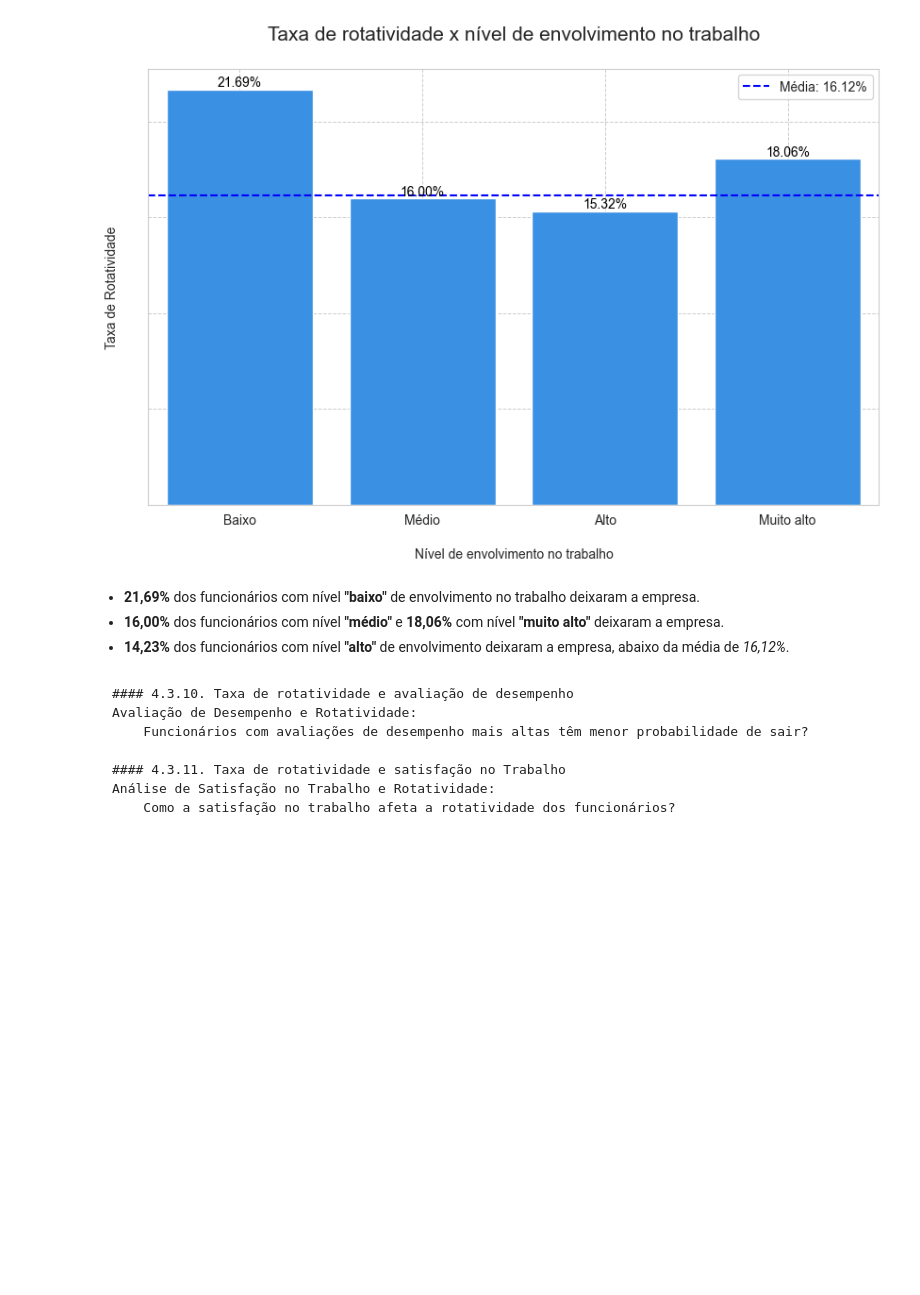
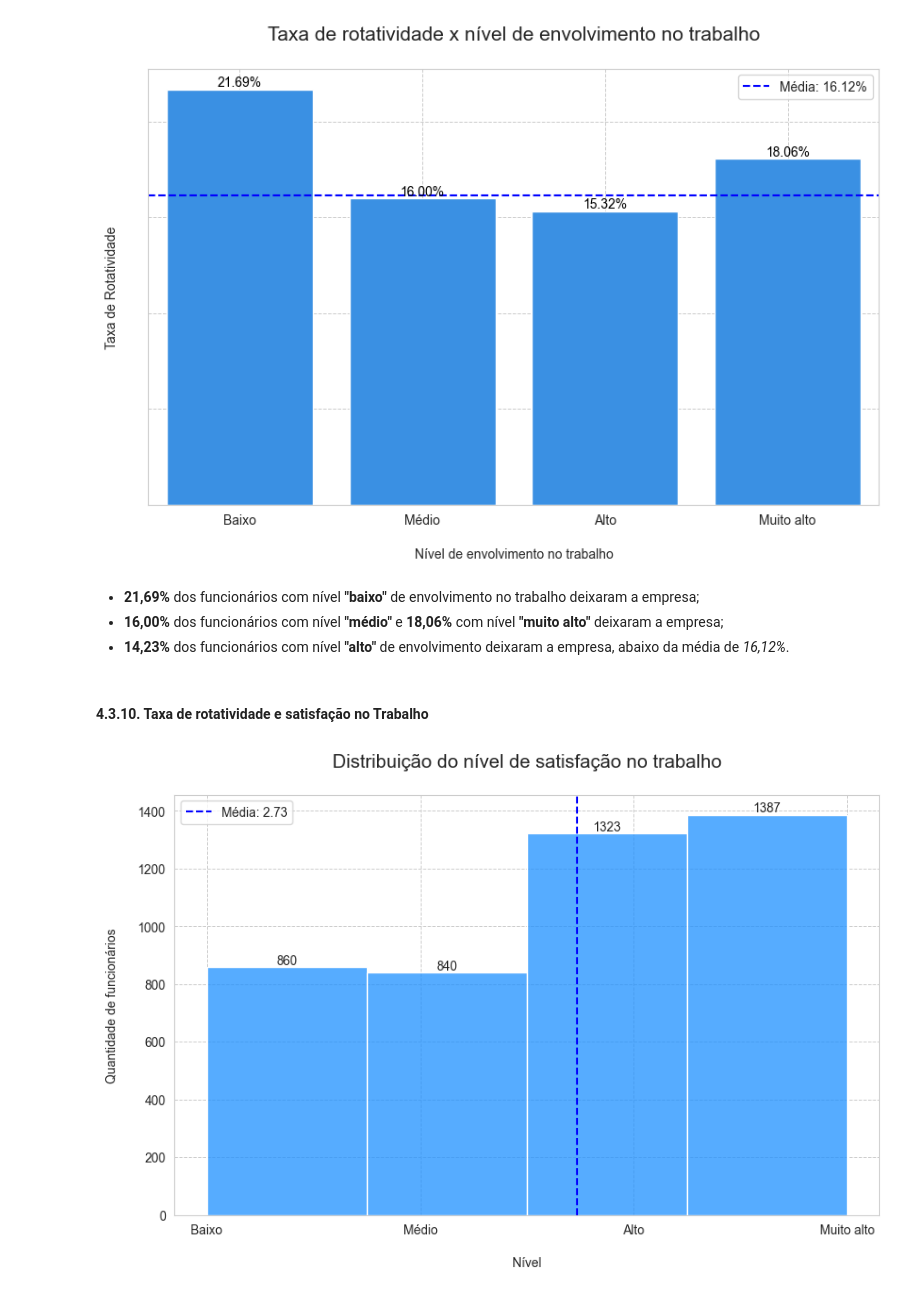
Before and after one commit to emso-exe/Analise_de_rh_-_people_analytics, a Jupyter notebook: 001_analise_de_rh.ipynb, the cells around one changed output. Drawn from its saved outputs; the diff is of its cells as text; code cells hidden in the pictures; blank space fills up the shorter version.

Commit message:
feat: Atualização dos gráficos e explicabilidade do item 4.3.10

```diff
--- a/001_analise_de_rh.ipynb
+++ b/001_analise_de_rh.ipynb
@@ -1132,14 +1132,48 @@ plt.show()
 # %% [output]
 [figure]
 # %% [markdown]
-- **21,69%** dos funcionários com nível **"baixo"** de envolvimento no trabalho deixaram a empresa.
-- **16,00%** dos funcionários com nível **"médio"** e **18,06%** com nível **"muito alto"** deixaram a empresa.
+- **21,69%** dos funcionários com nível **"baixo"** de envolvimento no trabalho deixaram a empresa;
+- **16,00%** dos funcionários com nível **"médio"** e **18,06%** com nível **"muito alto"** deixaram a empresa;
 - **14,23%** dos funcionários com nível **"alto"** de envolvimento deixaram a empresa, abaixo da média de _16,12%_.
-# %% [markdown]
-    #### 4.3.10. Taxa de rotatividade e avaliação de desempenho
-    Avaliação de Desempenho e Rotatividade:
-        Funcionários com avaliações de desempenho mais altas têm menor probabilidade de sair?
-
-    #### 4.3.11. Taxa de rotatividade e satisfação no Trabalho
-    Análise de Satisfação no Trabalho e Rotatividade:
-        Como a satisfação no trabalho afeta a rotatividade dos funcionários?
+# %% [markdown]
+#### 4.3.10. Taxa de rotatividade e satisfação no Trabalho
+# %%
+# Criar o gráfico histograma
+plt.subplots(figsize=(10, 6))
+plot = sns.histplot(data=df_analise, x='SatisfacaoNoTrabalho',
+                    bins=4, kde=False, color='dodgerblue')
+
+# Adicionando frequência sobre as barras
+for p in plot.patches:
+    plot.annotate(f'{int(p.get_height())}', (
+        p.get_x() + p.get_width() / 2., p.get_height()
+    ), ha='center', va='bottom', fontsize=10)
+
+# Adicionando linha vertical para a média
+satisfacao_media = df_analise['SatisfacaoNoTrabalho'].mean()
+plt.axvline(x=satisfacao_media, color='blue', linestyle='--',
+            label=f'Média: {satisfacao_media:.2f}')
+
+# Adicionando e formatando rótulos e título
+plot.set_title(
+    'Distribuição do nível de satisfação no trabalho\n', fontsize=15)
+plot.set(xlabel='\nNível', ylabel='Quantidade de funcionários\n')
+plot.tick_params(axis='both', labelsize=10)
+
+# Ajustando os rótulos do eixo x de 5 em 5 pontos
+plt.xticks(range(1, 5, 1))
+
+# Renomear rótulos do eixo x
+nivel_labels = ['Baixo', 'Médio', 'Alto', 'Muito alto']
+plot.set_xticklabels(nivel_labels)
+
+# Formatando grade do gráfico
+plt.grid(True, which='both', linestyle='--', linewidth=0.7)
+
+# Adicionando a legenda
+plt.legend()
+
+# Exibindo o gráfico
+plt.show()
+# %% [output]
+[figure, added]
```
Also changed, not shown: parts of 7 cells of this notebook.
